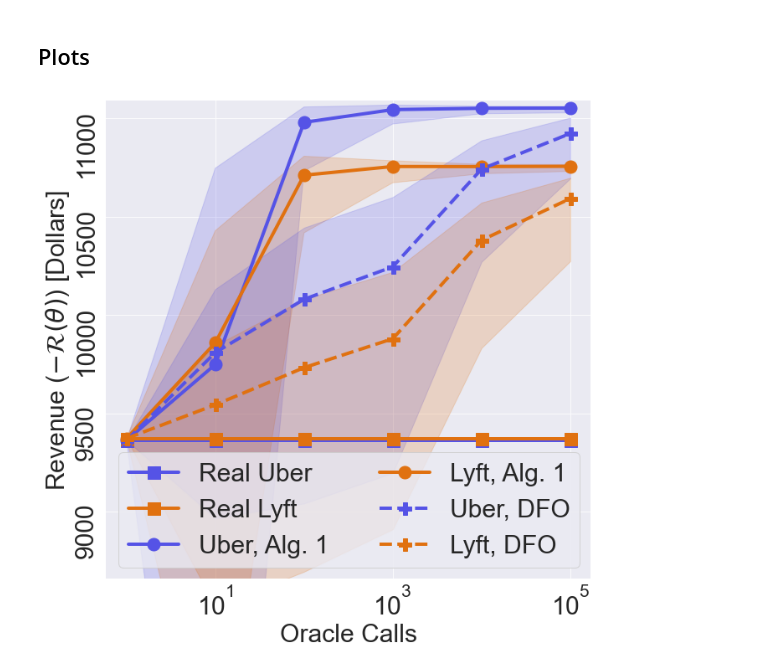
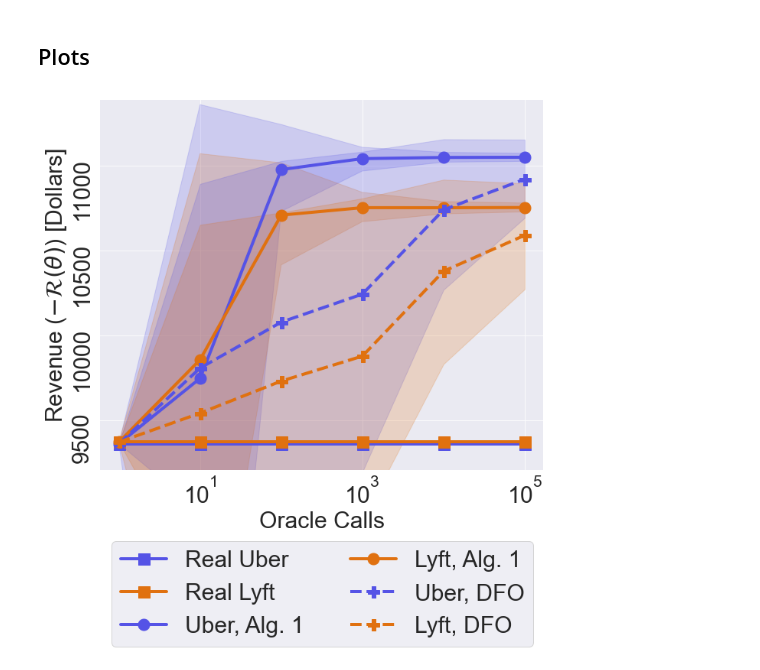
Before and after one commit to evanjfaulkner/DD-Games, a Jupyter notebook: Uber Lyft Simulation/Uber_vs_Lyft_convergence.ipynb, the cells around one changed output. Cells and saved outputs as stored; diff of their text form; code cells hidden in the pictures.

Commit message:
plot readability

```diff
--- a/Uber Lyft Simulation/Uber_vs_Lyft_convergence.ipynb
+++ b/Uber Lyft Simulation/Uber_vs_Lyft_convergence.ipynb
@@ -172,17 +166,23 @@ r4_avg = np.mean(np.array(r4_),axis=0)
 # %% [markdown]
 ## Plots
 # %%
+r1_avg = np.mean(np.array(r1_),axis=0)
+r2_avg = np.mean(np.array(r2_),axis=0)
+r3_avg = np.mean(np.array(r3_),axis=0)
+r4_avg = np.mean(np.array(r4_),axis=0)
+
 base_uber = -np.dot(g_uber.T,prices_)[0,0]
 base_lyft = -np.dot(g_lyft.T,prices_)[0,0]
 
-num_rounds_lst = np.insert(num_rounds_lst,0,1)
-r1_avg = np.insert(r1_avg,0,base_uber)
-r2_avg = np.insert(r2_avg,0,base_lyft)
-r3_avg = np.insert(r3_avg,0,base_uber)
-r4_avg = np.insert(r4_avg,0,base_lyft)
+# num_rounds_lst_ = np.insert(num_rounds_lst,0,1)
+num_rounds_lst_ = num_rounds_lst
+r1_avg_ = np.insert(r1_avg,0,base_uber)
+r2_avg_ = np.insert(r2_avg,0,base_lyft)
+r3_avg_ = np.insert(r3_avg,0,base_uber)
+r4_avg_ = np.insert(r4_avg,0,base_lyft)
 
-hi = math.floor(-0.025*num_games)
-lo = math.floor(0.25*num_games)
+lo = math.floor(-0.025*num_games)
+hi = math.floor(0.025*num_games)
 
 r1 = np.array(r1_)
 r1_sort = np.sort(r1, axis=0)
@@ -206,36 +203,36 @@ lo = math.floor(0.16*num_games)
 # %%
 plt.rcParams['font.size'] = 30
 plt.rcParams['axes.linewidth'] = 4
-plt.figure(figsize=(10,10))
+plt.figure(figsize=(10,12))
 
-plt.semilogx(num_rounds_lst, [np.dot(g_uber.T,prices_)[0,0] for i in range(len(num_rounds_lst))],
+plt.semilogx(num_rounds_lst_, [np.dot(g_uber.T,prices_)[0,0] for i in range(len(num_rounds_lst_))],
              '-', color='#5553E6', label='Real Uber', lw=4, marker='s', markersize=15)
-plt.semilogx(num_rounds_lst, [np.dot(g_lyft.T,prices_)[0,0] for i in range(len(num_rounds_lst))],
+plt.semilogx(num_rounds_lst_, [np.dot(g_lyft.T,prices_)[0,0] for i in range(len(num_rounds_lst_))],
              '-', color='#E07110', label='Real Lyft', lw=4, marker='s', markersize=15)
 
-plt.semilogx(num_rounds_lst, -np.squeeze(r1_avg),
+plt.semilogx(num_rounds_lst_, -np.squeeze(r1_avg_),
            '-', color='#5553E6', label='Uber, Alg. 1', lw=4, marker='o', markersize=15)
-plt.semilogx(num_rounds_lst, -np.squeeze(r2_avg),
+plt.semilogx(num_rounds_lst, -np.squeeze(r2_avg_),
            '-', color='#E07110', label='Lyft, Alg. 1', lw=4, marker='o', markersize=15)
-plt.fill_between(num_rounds_lst, -r1_hi, -r1_lo, color='#5553E6', alpha=0.2)
-plt.fill_between(num_rounds_lst, -r2_hi, -r2_lo, color='#E07110', alpha=0.2)
+plt.fill_between(num_rounds_lst_, -r1_hi, -r1_lo, color='#5553E6', alpha=0.2)
+plt.fill_between(num_rounds_lst_, -r2_hi, -r2_lo, color='#E07110', alpha=0.2)
 
-plt.semilogx(num_rounds_lst, -np.squeeze(r3_avg),
+plt.semilogx(num_rounds_lst_, -np.squeeze(r3_avg_),
              '--', color='#5553E6', label='Uber, DFO', lw=4, marker='P', markersize=15)
-plt.semilogx(num_rounds_lst, -np.squeeze(r4_avg),
+plt.semilogx(num_rounds_lst_, -np.squeeze(r4_avg_),
              '--', color='#E07110', label='Lyft, DFO', lw=4, marker='P', markersize=15)
-plt.fill_between(num_rounds_lst, -r3_hi, -r3_lo, color='#5553E6', alpha=0.2)
-plt.fill_between(num_rounds_lst, -r4_hi, -r4_lo, color='#E07110', alpha=0.2)
+plt.fill_between(num_rounds_lst_, -r3_hi, -r3_lo, color='#5553E6', alpha=0.2)
+plt.fill_between(num_rounds_lst_, -r4_hi, -r4_lo, color='#E07110', alpha=0.2)
 
-plt.ylim(8.65e3,1.11e4)
+plt.ylim(9.2e3,11.4e3)
 plt.yticks(rotation=90)
 
 plt.xlabel("Oracle Calls")
 plt.ylabel(r"Revenue ($-\mathcal{R}(\theta)$) [Dollars]")
-plt.legend(fontsize=30, loc='lower right', ncol=2)
+plt.legend(fontsize=30, loc='lower right', ncol=2, bbox_to_anchor=(1, -0.5))
 
 plt.tight_layout()
 plt.savefig('DD_regression_rideshare_convergence.jpg', format='jpg')
 plt.show()
 # %% [output]
-[figure, old version]
+[figure, new version]
```
Also changed, not shown: parts of 3 cells of this notebook, 1 other file.
